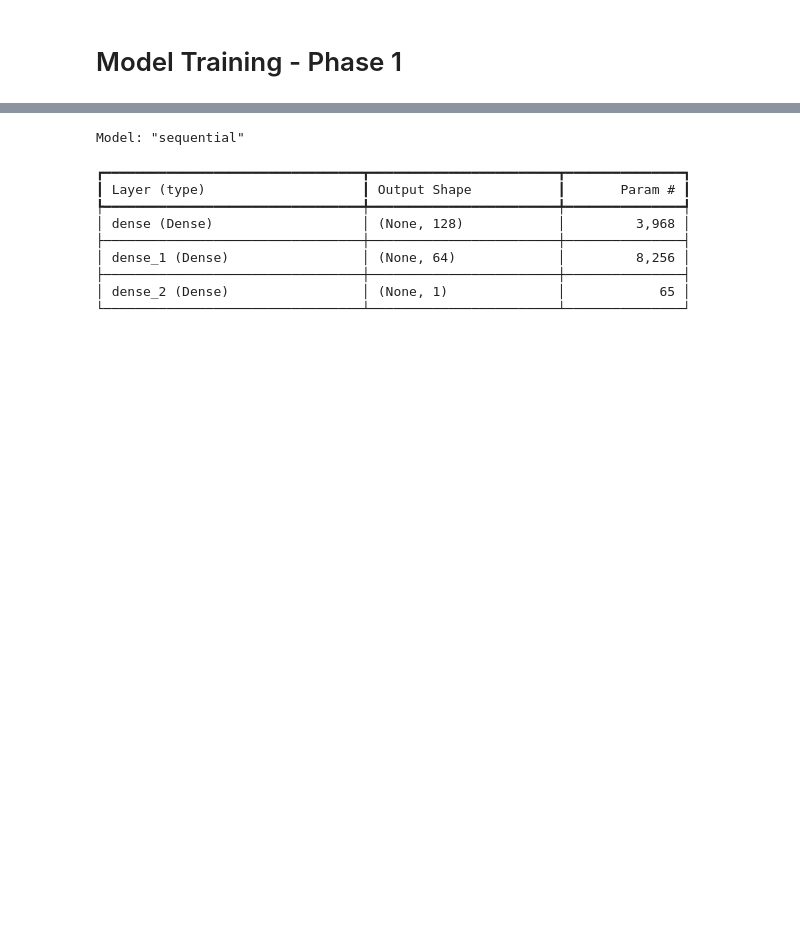
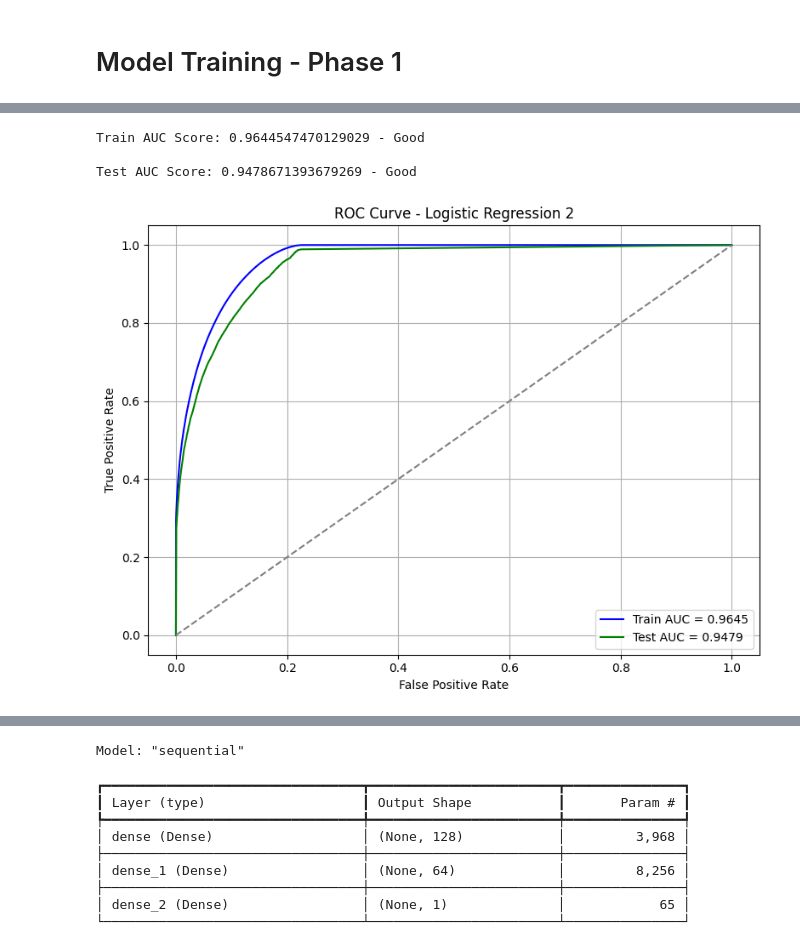
Before and after one commit to yonathanggraiwan/p2-final-project-ftds-028-hck-group-001, a Jupyter notebook: training.ipynb, the cells around one changed output, grey strips where cells are left out. Cells and saved outputs as stored; diff of their text form; code cells hidden in the pictures; blank space fills up the shorter version.

```diff
--- a/training.ipynb
+++ b/training.ipynb
@@ -273,6 +306,6 @@ df = df.drop(columns=['id', 'education', 'days_birth', 'days_employed', 'begin_m
 # %%
-cat_cols = ['gender', 'car', 'realty', 'occupation',  'house_type']
-num_cols = ['months_balance', 'age', 'years_employed', 'education_income_ratio', 'income_per_person', 'financial_dependence_ratio']
+cat_cols = ['gender', 'car', 'realty', 'occupation']
+num_cols = ['months_balance', 'age', 'years_employed', 'education_income_ratio', 'income_per_person', 'financial_dependence_ratio', 'house_income_ratio']
 exclude_cols = ['work_phone', 'email', 'phone', 'has_child', 'low_income', 'has_child_and_low_income', 'is_single']
 
 num_cols = [col for col in num_cols if col not in exclude_cols]
@@ -405,7 +438,8 @@ num_cols_normal = ['financial_dependence_ratio', 'age']
 num_cols_skewed = [ 'months_balance',
                     'years_employed',
                     'education_income_ratio',
-                    'income_per_person']
+                    'income_per_person',
+                    'house_income_ratio']
 # %% [markdown]
 # Model Training - Phase 1
 # %%
@@ -510,0 +598,34 @@ Pipeline(steps=[('preprocessor',
+# %%
+# Describe the AUC score
+auc_dt_train, desc_train, fpr_dt_train, tpr_dt_train = calculate_roc_curve(pipedt, X_train, y_train)
+auc_dt_test, desc_test, fpr_dt_test, tpr_dt_test = calculate_roc_curve(pipedt, X_test, y_test)
+
+print('Train AUC Score:', auc_dt_train, '-', desc_train)
+print('\nTest AUC Score:', auc_dt_test, '-', desc_test)
+# %% [output]
+Train AUC Score: 0.9644547470129029 - Good
+
+Test AUC Score: 0.9478671393679269 - Good
+# %%
+# Plot ROC Curve
+plt.figure(figsize=(8, 6))
+
+# Plot ROC for Train set
+plt.plot(fpr_dt_train, tpr_dt_train, label='Train AUC = {:.4f}'.format(auc_dt_train), color='blue')
+
+# Plot ROC for Test set
+plt.plot(fpr_dt_test, tpr_dt_test, label='Test AUC = {:.4f}'.format(auc_dt_test), color='green')
+
+# Plot the diagonal line (random chance)
+plt.plot([0, 1], [0, 1], linestyle='--', color='gray')
+
+# Labels, title, legend
+plt.title('ROC Curve - Logistic Regression 2')
+plt.xlabel('False Positive Rate')
+plt.ylabel('True Positive Rate')
+plt.legend(loc='lower right')
+plt.grid(True)
+plt.tight_layout()
+plt.show()
+# %% [output]
+[figure, added]
```
Also changed, not shown: parts of 14 cells of this notebook, 4 other files.
